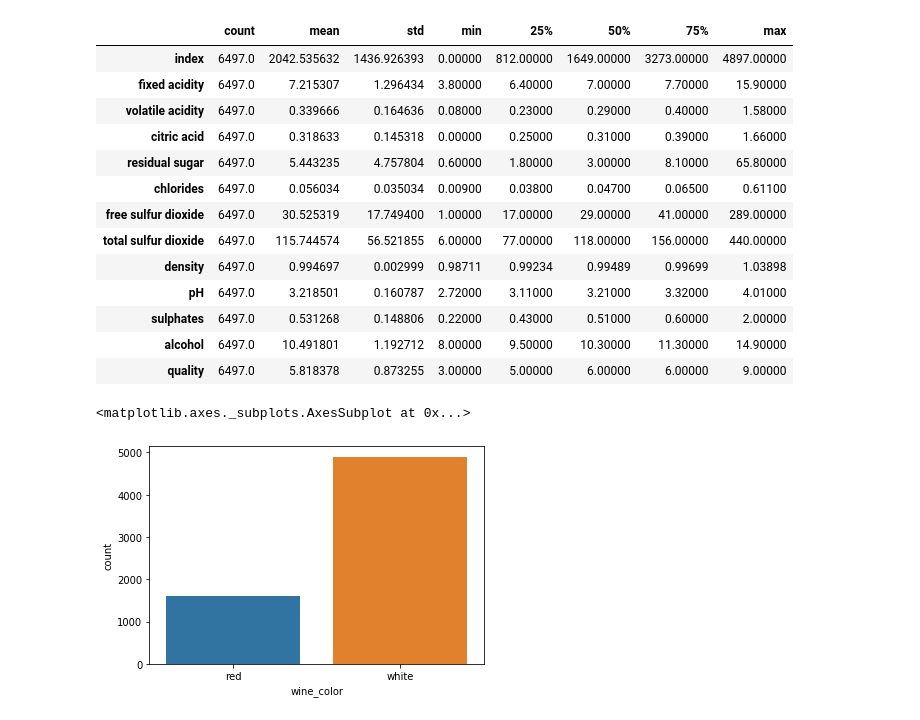
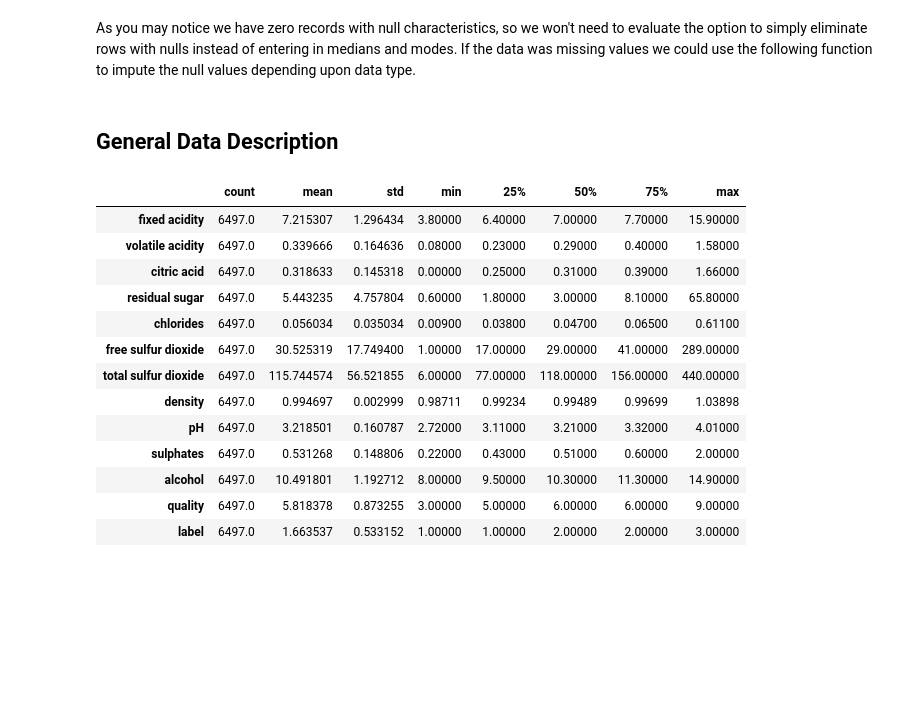
Before and after one commit to nwdelafu/wine-quality, a Jupyter notebook: main.ipynb, the cells around one changed output. Drawn from its saved outputs; the diff is of its cells as text; code cells hidden in the pictures; blank space fills up the shorter version.

```diff
--- a/main.ipynb
+++ b/main.ipynb
@@ -24,0 +72,8 @@ ValueError: The truth value of a Series is ambiguous. Use a.empty, a.bool(), a.i
+# %%
+white_df['label'] = white_df['quality'].apply(lambda x: 1 if x <= 5 else 2 if x <= 7 else 3)
+red_df['label'] = red_df['quality'].apply(lambda x: 1 if x <= 5 else 2 if x <= 7 else 3)
+
+wine = pd.concat([red_df, white_df], axis = 0) #Combing
+
+#shuffle data for randomization of data points
+wine = wine.sample(frac = 1, random_state = 77).reset_index(drop = True)
@@ -25,8 +100,33 @@ ValueError: The truth value of a Series is ambiguous. Use a.empty, a.bool(), a.i
+# %% [markdown]
+As you may notice we have zero records with null characteristics, so we won't need to evaluate the option to simply eliminate rows with nulls instead of entering in medians and modes. If the data was missing values we could use the following function to impute the null values depending upon data type.
+# %%
+class null_cleaner(TransformerMixin):
+
+    def __init__(self):
+        """
+        fills missing values:
+        -If the column is dtype object they are imputed with the most frequent
+         value within the column
+        -The other columns with data types are imputed with the mean
+         of the corresponding column
+        """
+    def fit(self, X, y=None):
+        self.fill = pd.Series([X[c].value_counts().index[0]
+            if X[c].dtype == np.dtype('O') else X[c].mean() for c in X],
+            index=X.columns)
+
+        return self
+
+    def transform(self, X, y=None):
+        return X.fillna(self.fill)
+
+wine = null_cleaner().fit_transform(wine)
+# %% [markdown]
+## General Data Description
 # %%
-total_wine.describe().transpose()
+wine.describe().transpose()
 # %% [output]
 |  | count | mean | std | min | 25% | 50% | 75% | max |
-| index | 6497.0 | 2042.535632 | 1436.926393 | 0.00000 | 812.00000 | 1649.00000 | 3273.00000 | 4897.00000 |
 | fixed acidity | 6497.0 | 7.215307 | 1.296434 | 3.80000 | 6.40000 | 7.00000 | 7.70000 | 15.90000 |
 | volatile acidity | 6497.0 | 0.339666 | 0.164636 | 0.08000 | 0.23000 | 0.29000 | 0.40000 | 1.58000 |
 | citric acid | 6497.0 | 0.318633 | 0.145318 | 0.00000 | 0.25000 | 0.31000 | 0.39000 | 1.66000 |
@@ -39,8 +139,4 @@ total_wine.describe().transpose()
 | sulphates | 6497.0 | 0.531268 | 0.148806 | 0.22000 | 0.43000 | 0.51000 | 0.60000 | 2.00000 |
 | alcohol | 6497.0 | 10.491801 | 1.192712 | 8.00000 | 9.50000 | 10.30000 | 11.30000 | 14.90000 |
 | quality | 6497.0 | 5.818378 | 0.873255 | 3.00000 | 5.00000 | 6.00000 | 6.00000 | 9.00000 |
+| label | 6497.0 | 1.663537 | 0.533152 | 1.00000 | 1.00000 | 2.00000 | 2.00000 | 3.00000 |
-# %%
-sns.countplot(total_wine['wine_color'])
-# %% [output]
-<matplotlib.axes._subplots.AxesSubplot at 0x...>
-[figure, removed]
```
Also changed, not shown: parts of 69 cells of this notebook.
